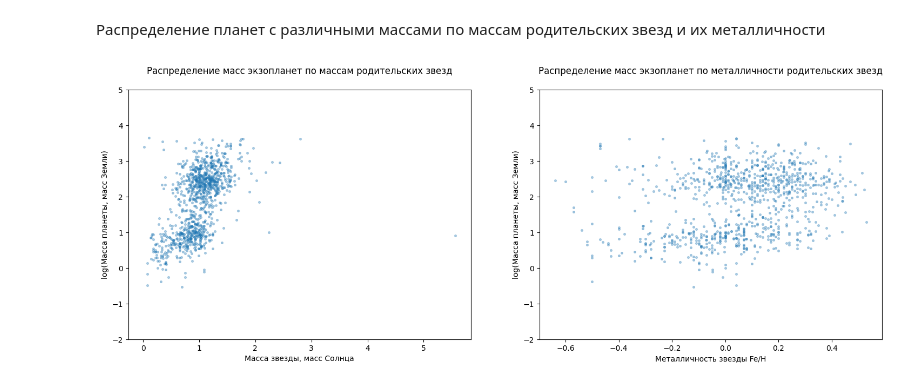
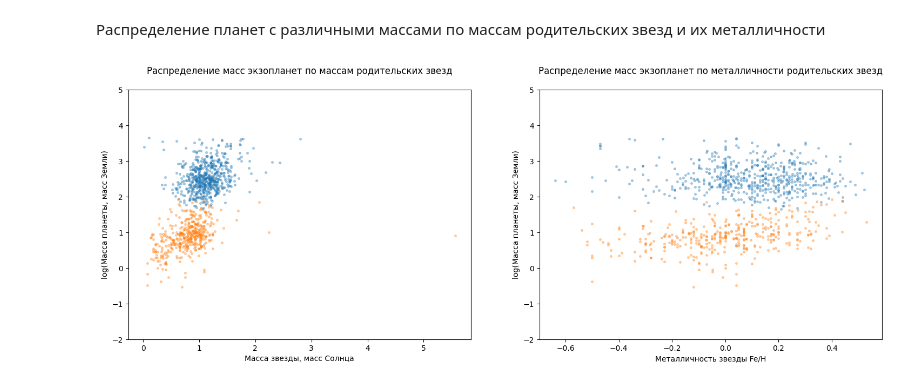
Before and after one commit to ochobkaa/exoplanetmodel, a Jupyter notebook: exoplanets.ipynb, the cells around one changed output. Drawn from its saved outputs; the diff is of its cells as text; code cells hidden in the pictures.

```diff
--- a/exoplanets.ipynb
+++ b/exoplanets.ipynb
@@ -326,8 +341,9 @@ pteff_mean_calc = calc.PlanetTeffCalc()
 
 pteff_mean_calc_df = trans.DFPlanetTeffMeanCalc(converter, pteff_mean_calc, rou)
 
-calc_df = pteff_mean_calc_df.calc(calc_df)
+calc_cl_dfs = list(map(lambda df: pteff_mean_calc_df.calc(df), calc_cl_dfs))
 
+calc_dfs_merge = pd.concat(calc_cl_dfs, ignore_index=True)
 calc_df.to_csv("exo_with_teff.csv")
 # %% [markdown]
 Распределение планет с разными массами и радиусами по эффективной температуре
@@ -337,10 +353,10 @@ PLOT_BG_COLOR = "0.18"
 T_TITLE_COLOR = "white"
 T_COLOR = "0.8"
 # %%
-mean_teff = calc_df.get("temp_calculated").tolist()
-star_teff = calc_df.get("star_teff").tolist()
-val = get_log_pmass(calc_df)
-radius = get_log_prad(calc_df)
+mean_teff = calc_dfs_merge.get("temp_calculated").tolist()
+star_teff = calc_dfs_merge.get("star_teff").tolist()
+val = c.mass_log(calc_dfs_merge)
+radius = c.radius_log(calc_dfs_merge)
 
 fig, axes = plot.subplots(facecolor=BG_COLOR, ncols=2)
 
@@ -380,17 +396,14 @@ smass_calc = calc.StarMassCalc()
 
 smass_calc_df = trans.DFStarMassCalculator(converter, smass_calc, rou, StarCalculator)
 
-smass_df = smass_calc_df.calc(calc_df)
+smass_cl_dfs = list(map(lambda df: smass_calc_df.calc(df), calc_cl_dfs))
 
+smass_df = pd.concat(smass_cl_dfs, ignore_index=True)
 smass_df.to_csv("exo_with_star_mass.csv")
 # %% [markdown]
 Функция отображения распределения масс планет по массам родительских звезд и их металличности
 # %%
-def show_star_mass_feh_plots(df, title=None):
-    s_mass = df.get("star_mass").tolist()
-    s_feh = df.get("star_metallicity").tolist()
-    val = get_log_pmass(smass_df)
-
+def show_star_mass_feh_plots(dfs, title=None):
     fig, axes = plot.subplots(ncols=2)
 
     fig.set_figwidth(18)
@@ -399,8 +412,13 @@ def show_star_mass_feh_plots(df, title=None):
     if title:
         fig.suptitle("{0}\n".format(title))
 
-    axes[0].scatter(s_mass, val, s=7, alpha=0.33)
-    axes[1].scatter(s_feh, val, s=7, alpha=0.33)
+    for df in dfs:
+        s_mass = df.get("star_mass").tolist()
+        s_feh = df.get("star_metallicity").tolist()
+        val = c.mass_log(df)
+
+        axes[0].scatter(s_mass, val, s=7, alpha=0.33)
+        axes[1].scatter(s_feh, val, s=7, alpha=0.33)
 
     for a in axes:
         a.set_ylabel("log(Масса планеты, масс Земли)")
@@ -416,6 +434,6 @@ def show_star_mass_feh_plots(df, title=None):
 # %% [markdown]
 Распределение планет с различными массами по массам родительских звезд и их металличности
 # %%
-show_star_mass_feh_plots(smass_df)
+show_star_mass_feh_plots(smass_cl_dfs)
 # %% [output]
-[figure, old version]
+[figure, new version]
```
Also changed, not shown: parts of 25 cells of this notebook.
